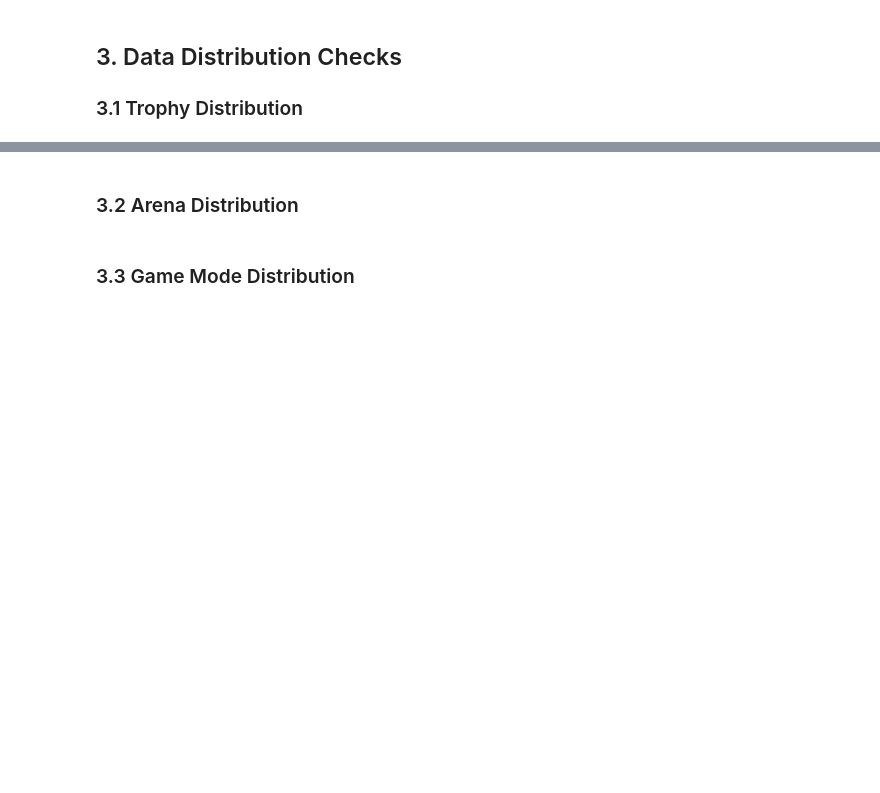
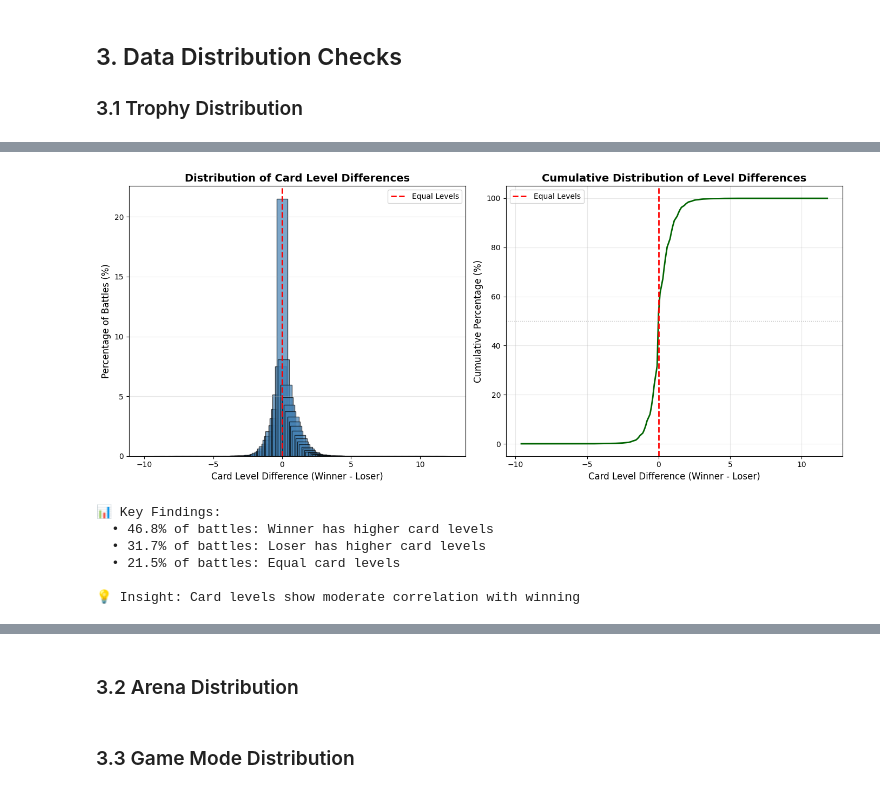
Before and after one commit to BrooklynD23/HeHeHaHa_DataRoyale, a Jupyter notebook: notebooks/01-data-profiling.ipynb, the cells around one changed output, grey strips where cells are left out. Drawn from its saved outputs; the diff is of its cells as text; code cells hidden in the pictures; blank space fills up the shorter version.

```diff
--- a/notebooks/01-data-profiling.ipynb
+++ b/notebooks/01-data-profiling.ipynb
@@ -93,0 +283,50 @@ trophy_stats
+# %%
+# Visualize level difference distribution
+plt.figure(figsize=(14, 6))
+
+# Plot 1: Card level difference distribution
+plt.subplot(1, 2, 1)
+plt.bar(level_correlation['card_level_diff'], level_correlation['percentage'],
+        color='steelblue', alpha=0.7, edgecolor='black')
+plt.xlabel('Card Level Difference (Winner - Loser)', fontsize=12)
+plt.ylabel('Percentage of Battles (%)', fontsize=12)
+plt.title('Distribution of Card Level Differences', fontsize=14, fontweight='bold')
+plt.axvline(x=0, color='red', linestyle='--', linewidth=2, label='Equal Levels')
+plt.legend()
+plt.grid(axis='y', alpha=0.3)
+plt.tight_layout()
+
+# Plot 2: Cumulative distribution
+plt.subplot(1, 2, 2)
+cumulative_pct = level_correlation.sort_values('card_level_diff')['percentage'].cumsum()
+plt.plot(level_correlation.sort_values('card_level_diff')['card_level_diff'],
+         cumulative_pct, linewidth=2, color='darkgreen')
+plt.xlabel('Card Level Difference (Winner - Loser)', fontsize=12)
+plt.ylabel('Cumulative Percentage (%)', fontsize=12)
+plt.title('Cumulative Distribution of Level Differences', fontsize=14, fontweight='bold')
+plt.axvline(x=0, color='red', linestyle='--', linewidth=2, label='Equal Levels')
+plt.axhline(y=50, color='gray', linestyle=':', linewidth=1, alpha=0.5)
+plt.legend()
+plt.grid(alpha=0.3)
+plt.tight_layout()
+
+plt.show()
+
+# Key insight
+positive_diff = level_correlation[level_correlation['card_level_diff'] > 0]['percentage'].sum()
+negative_diff = level_correlation[level_correlation['card_level_diff'] < 0]['percentage'].sum()
+equal_levels = level_correlation[level_correlation['card_level_diff'] == 0]['percentage'].sum()
+
+print(f"\n📊 Key Findings:")
+print(f"  • {positive_diff:.1f}% of battles: Winner has higher card levels")
+print(f"  • {negative_diff:.1f}% of battles: Loser has higher card levels")
+print(f"  • {equal_levels:.1f}% of battles: Equal card levels")
+print(f"\n💡 Insight: {'Higher card levels strongly correlate with winning' if positive_diff > 60 else 'Card level advantage is significant but not dominant' if positive_diff > 50 else 'Card levels show moderate correlation with winning'}")
+# %% [output]
+[figure, added]
+📊 Key Findings:
+  • 46.8% of battles: Winner has higher card levels
+  • 31.7% of battles: Loser has higher card levels
+  • 21.5% of battles: Equal card levels
+
+💡 Insight: Card levels show moderate correlation with winning
```
Also changed, not shown: parts of 18 cells of this notebook, 10 other files.
